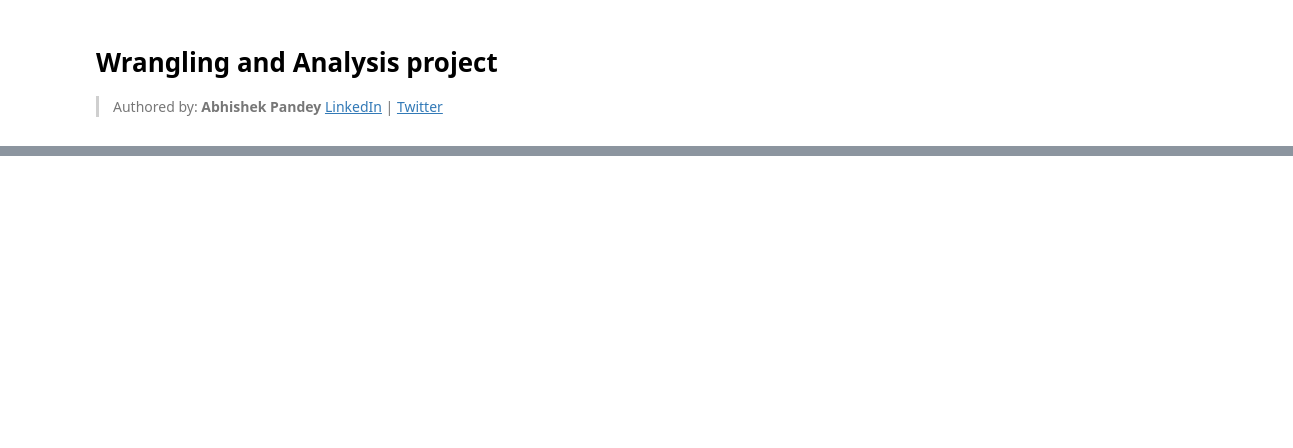
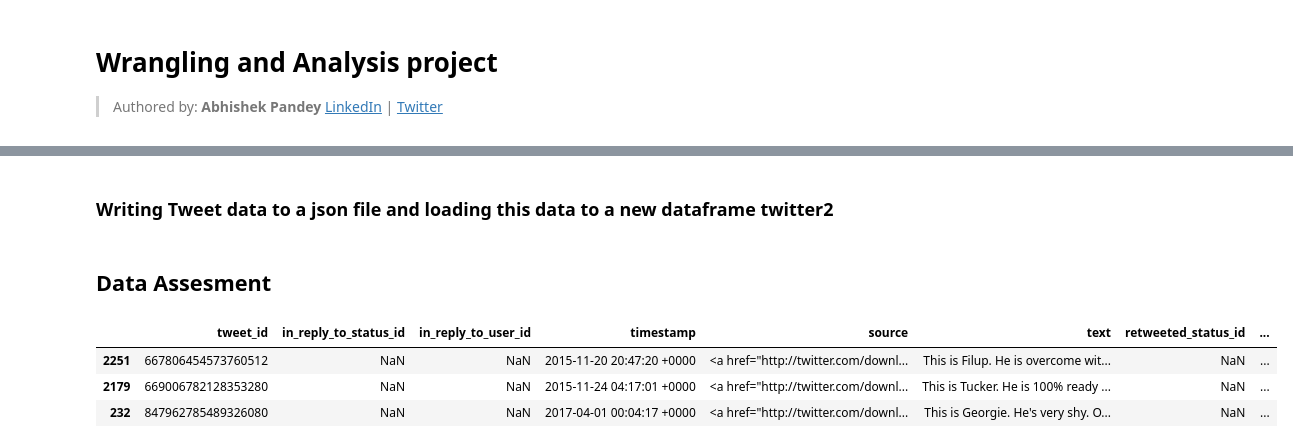
Before and after one commit to abhishekpandeyIT/Twitter_Data_Analysis, a Jupyter notebook: wrangle_act.ipynb, the cells around one changed output, grey strips where cells are left out. Saved outputs shown, nothing was run; the diff lists cells and outputs as text; code cells hidden in the pictures; blank space fills up the shorter version.

```diff
--- a/wrangle_act.ipynb
+++ b/wrangle_act.ipynb
@@ -160,0 +44,2 @@ images.sample(2)
+# %%
+twitter1 = pd.read_csv("twitter-archive-enhanced.csv")
@@ -160,0 +95,2 @@ images.sample(2)
+# %% [markdown]
+### Writing Tweet data to a json file and loading this data to a new dataframe twitter2
@@ -160,0 +104,10 @@ images.sample(2)
+# %% [markdown]
+<a id='assess'></a>
+## Data Assesment
+# %%
+twitter1.sample(3)
+# %% [output]
+|  | tweet_id | in_reply_to_status_id | in_reply_to_user_id | timestamp | source | text | retweeted_status_id | ... |
+| 2251 | 667806454573760512 | NaN | NaN | 2015-11-20 20:47:20 +0000 | <a href="http://twitter.com/downl... | This is Filup. He is overcome wit... | NaN | ... |
+| 2179 | 669006782128353280 | NaN | NaN | 2015-11-24 04:17:01 +0000 | <a href="http://twitter.com/downl... | This is Tucker. He is 100% ready ... | NaN | ... |
+| 232 | 847962785489326080 | NaN | NaN | 2017-04-01 00:04:17 +0000 | <a href="http://twitter.com/downl... | This is Georgie. He's very shy. O... | NaN | ... |
```
Also changed, not shown: parts of 153 cells of this notebook, 8 other files.
